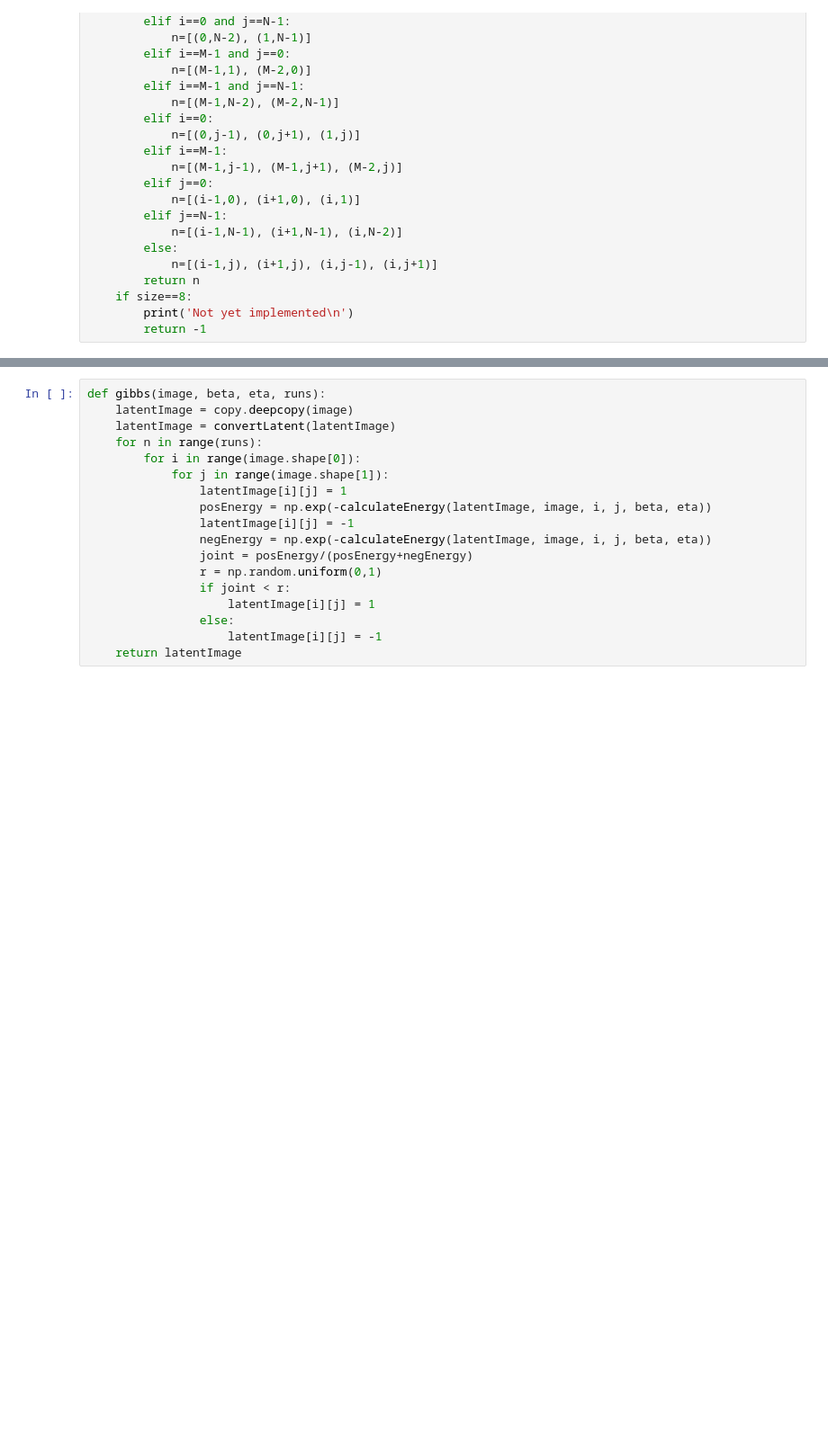
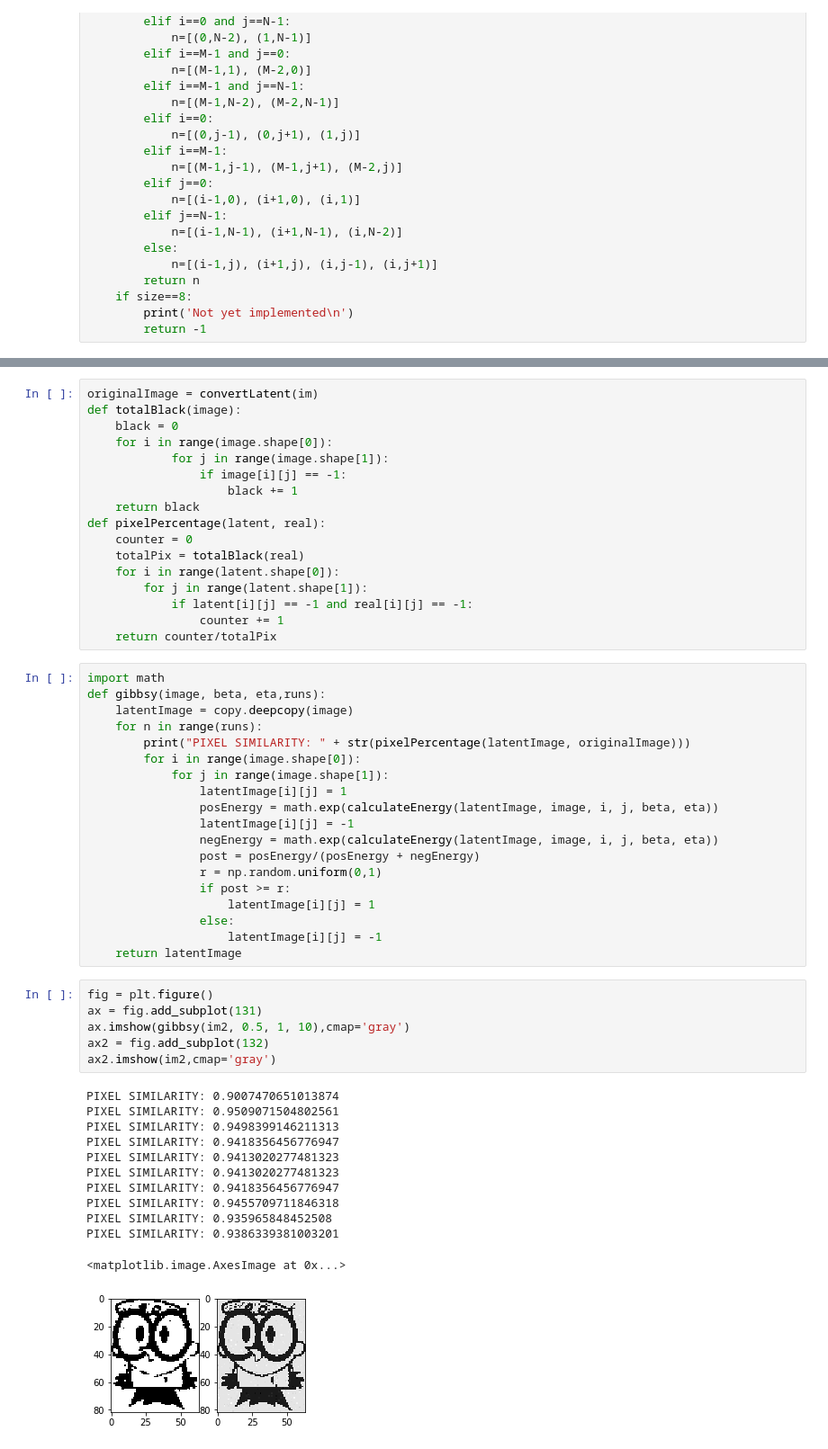
Before and after one commit to MilkyLatte/cw2ML, a Jupyter notebook: ML2.ipynb, the cells around one changed output, grey strips where cells are left out. Shown at 90% size. Saved outputs shown, nothing was run; the diff lists cells and outputs as text; blank space fills up the shorter version.

```diff
--- a/ML2.ipynb
+++ b/ML2.ipynb
@@ -138,18 +154,55 @@ ax2.imshow(im2,cmap='gray')
+# %%
+originalImage = convertLatent(im)
+def totalBlack(image):
+    black = 0
+    for i in range(image.shape[0]):
+            for j in range(image.shape[1]):
+                if image[i][j] == -1:
+                    black += 1
+    return black
+def pixelPercentage(latent, real):
+    counter = 0
+    totalPix = totalBlack(real)
+    for i in range(latent.shape[0]):
+        for j in range(latent.shape[1]):
+            if latent[i][j] == -1 and real[i][j] == -1:
+                counter += 1
+    return counter/totalPix
 # %%
-def gibbs(image, beta, eta, runs):
+import math
+def gibbsy(image, beta, eta,runs):
     latentImage = copy.deepcopy(image)
-    latentImage = convertLatent(latentImage)
     for n in range(runs):
+        print("PIXEL SIMILARITY: " + str(pixelPercentage(latentImage, originalImage)))
         for i in range(image.shape[0]):
             for j in range(image.shape[1]):
                 latentImage[i][j] = 1
-                posEnergy = np.exp(-calculateEnergy(latentImage, image, i, j, beta, eta))
+                posEnergy = math.exp(calculateEnergy(latentImage, image, i, j, beta, eta))
                 latentImage[i][j] = -1
-                negEnergy = np.exp(-calculateEnergy(latentImage, image, i, j, beta, eta))
-                joint = posEnergy/(posEnergy+negEnergy)
+                negEnergy = math.exp(calculateEnergy(latentImage, image, i, j, beta, eta))
+                post = posEnergy/(posEnergy + negEnergy)
                 r = np.random.uniform(0,1)
-                if joint < r:
+                if post >= r:
                     latentImage[i][j] = 1
                 else:
                     latentImage[i][j] = -1
     return latentImage
+# %%
+fig = plt.figure()
+ax = fig.add_subplot(131)
+ax.imshow(gibbsy(im2, 0.5, 1, 10),cmap='gray')
+ax2 = fig.add_subplot(132)
+ax2.imshow(im2,cmap='gray')
+# %% [output]
+PIXEL SIMILARITY: 0.9007470651013874
+PIXEL SIMILARITY: 0.9509071504802561
+PIXEL SIMILARITY: 0.9498399146211313
+PIXEL SIMILARITY: 0.9418356456776947
+PIXEL SIMILARITY: 0.9413020277481323
+PIXEL SIMILARITY: 0.9413020277481323
+PIXEL SIMILARITY: 0.9418356456776947
+PIXEL SIMILARITY: 0.9455709711846318
+PIXEL SIMILARITY: 0.935965848452508
+PIXEL SIMILARITY: 0.9386339381003201
+<matplotlib.image.AxesImage at 0x...>
+[figure, added]
```
Also changed, not shown: parts of 8 cells of this notebook.
